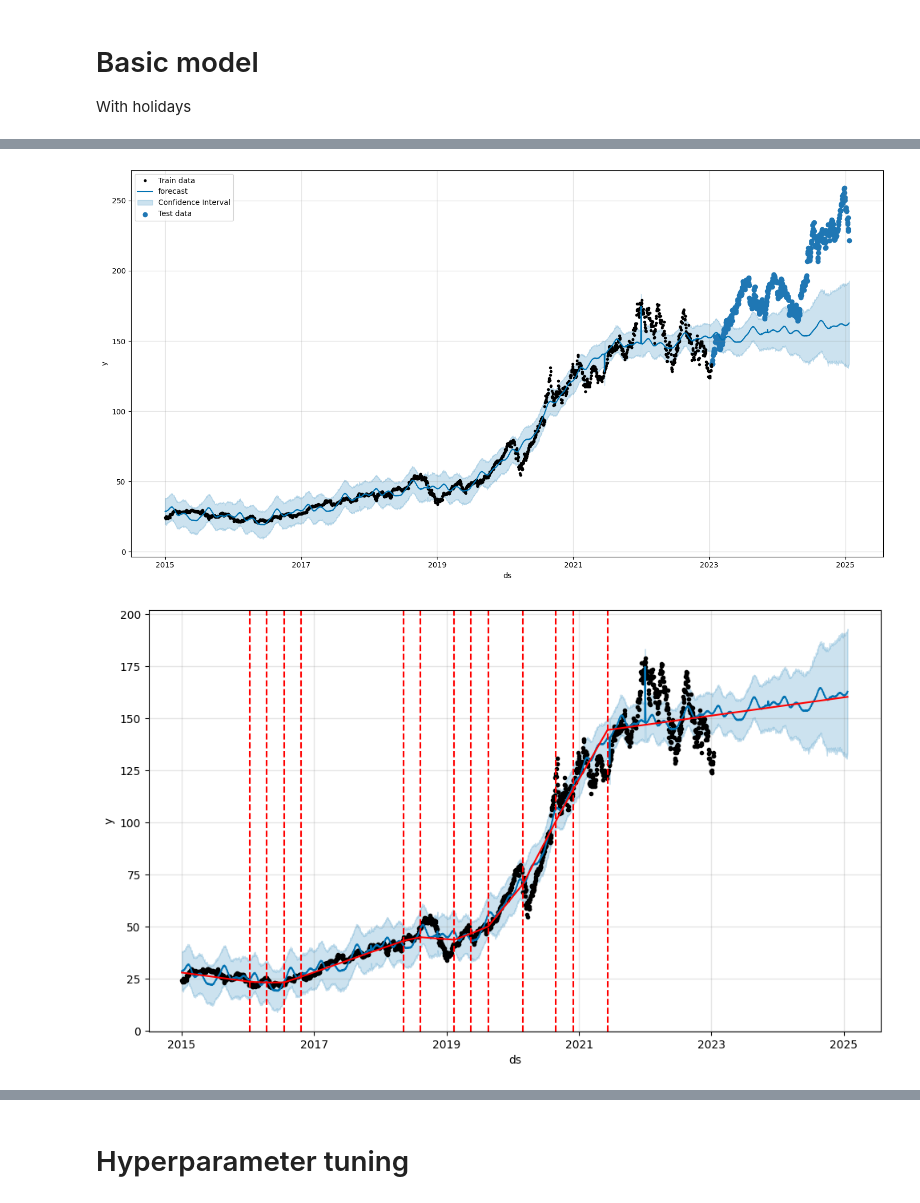
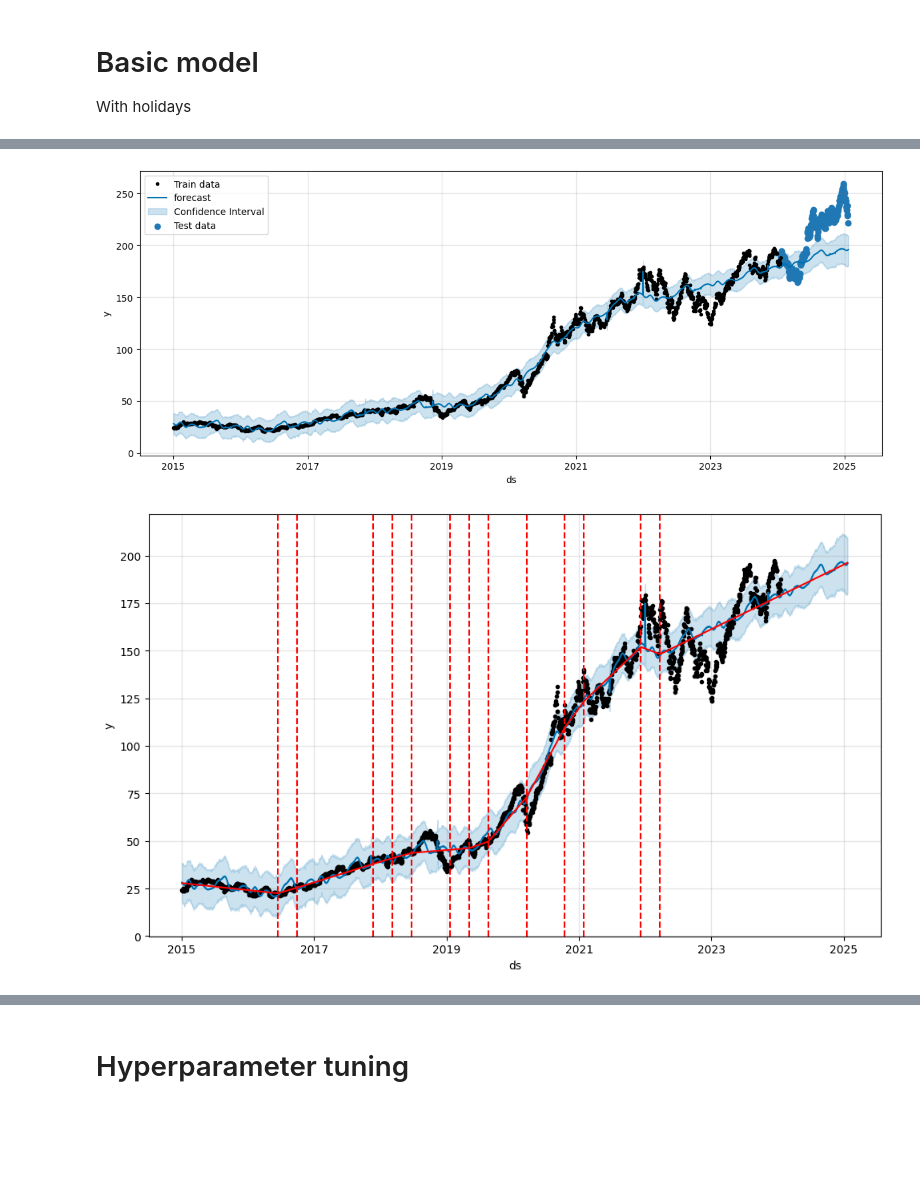
Before and after one commit to nismafaaa/clear-stocks-frontend, a Jupyter notebook: notebook/prophet_test.ipynb, the cells around one changed output, grey strips where cells are left out. Cells and saved outputs as stored; diff of their text form; code cells hidden in the pictures; blank space fills up the shorter version.

```diff
--- a/notebook/prophet_test.ipynb
+++ b/notebook/prophet_test.ipynb
@@ -50,5 +48,5 @@ def seasonalDecompose(y, period, is_plot=True):
     return result
 # %%
 # period = multiples of 5 because working days
-a = seasonalDecompose(aapl_stock['Close'][-520:], period=5)
+a = seasonalDecompose(aapl_stock['Close'], period=525)
 # %% [output]
@@ -55,0 +59,9 @@ a = seasonalDecompose(aapl_stock['Close'][-520:], period=5)
+# %%
+stock = pd.read_csv('../data/aapl_stock_price.csv', parse_dates=[0])
+
+train_data = stock.copy()
+train_data = train_data[['Date', "Close"]]
+train_data.rename(columns={'Date': 'ds', "Close": 'y'}, inplace=True)
+
+model = Prophet()
+model.fit(train_data)
@@ -55,0 +72,8 @@ a = seasonalDecompose(aapl_stock['Close'][-520:], period=5)
+# %%
+dates = pd.DataFrame({'ds': aapl_stock.index}).drop_duplicates().sort_values(by='ds')
+ds = pd.DataFrame()
+ds['ds'] = pd.to_datetime(dates['ds'])
+forecast = model.predict(ds)
+# additive_terms = weekly + yearly
+fcst = forecast[['ds', 'yhat', 'trend', 'additive_terms']]
+fcst.head()
@@ -130,12 +314,14 @@ future_dates['ds'] = pd.to_datetime(future_dates['ds'])
 # Basic model
 With holidays
 # %%
+spld = get_split_date(aapl_stock, 0.9)
+
 holidays_data = get_holidays('US', years=range(2015, 2026))
-model_close = get_prophet(data=aapl_stock[:split_date], column='Close', holidays=holidays_data)
+model_close = get_prophet(data=aapl_stock[:spld], column='Close', holidays=holidays_data)
 
 forecast = model_close.predict(future_dates)
-model_close.plot(forecast, uncertainty=True, figsize=(15,8))
-plt.scatter(aapl_stock[split_date:].index, aapl_stock['Close'][split_date:])
+model_close.plot(forecast, uncertainty=True, figsize=(12,5))
+plt.scatter(aapl_stock[spld:].index, aapl_stock['Close'][spld:])
 plt.legend(['Train data', 'forecast', 'Confidence Interval', 'Test data'], loc='upper left')
 
 fig = model_close.plot(forecast)
@@ -148,2 +334,2 @@ fig2 = model_close.plot_components(forecast)
-[figure, old version]
+[figure, new version]
-[figure, old version]
+[figure, new version]
```
Also changed, not shown: parts of 20 cells of this notebook.
